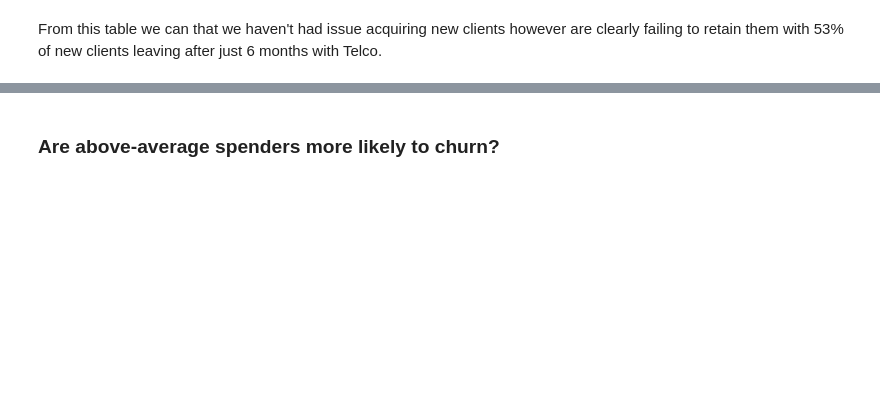
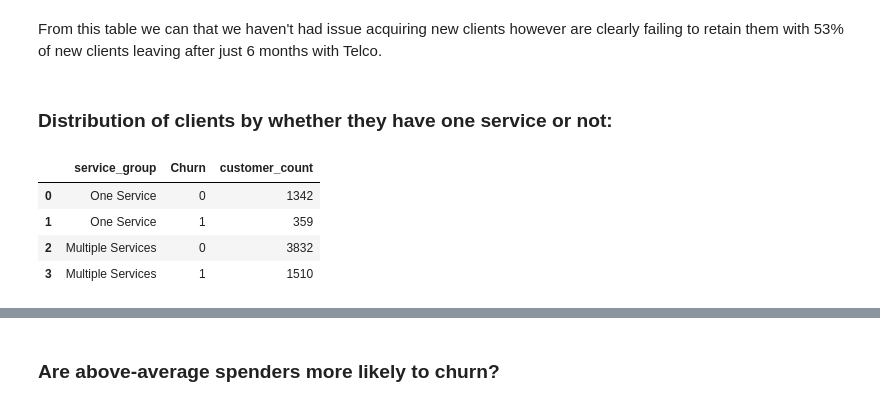
Before and after one commit to N-Dlamini/customer-churn-prediction, a Jupyter notebook: notebooks/05_SQL.ipynb, the cells around one changed output, grey strips where cells are left out. Drawn from its saved outputs; the diff is of its cells as text; code cells hidden in the pictures; blank space fills up the shorter version.

```diff
--- a/notebooks/05_SQL.ipynb
+++ b/notebooks/05_SQL.ipynb
@@ -115,2 +126,26 @@ pd.read_sql_query(
 # %% [markdown]
 From this table we can that we haven't had issue acquiring new clients however are clearly failing to retain them with 53% of new clients leaving after just 6 months with Telco.
+# %% [markdown]
+### Distribution of clients by whether they have one service or not:
+# %%
+df_service = pd.read_sql_query(
+    """
+    SELECT
+    CASE
+    WHEN NumServices = 1 THEN 'One Service'
+    ELSE  'Multiple Services'
+    END AS service_group,
+    Churn,
+    COUNT(*) AS customer_count
+    FROM customer_churn
+    GROUP BY service_group, Churn
+    ORDER BY service_group DESC
+    """, conn)
+# %%
+df_service
+# %% [output]
+|  | service_group | Churn | customer_count |
+| 0 | One Service | 0 | 1342 |
+| 1 | One Service | 1 | 359 |
+| 2 | Multiple Services | 0 | 3832 |
+| 3 | Multiple Services | 1 | 1510 |
```
Also changed, not shown: parts of 11 cells of this notebook, 7 other files.
